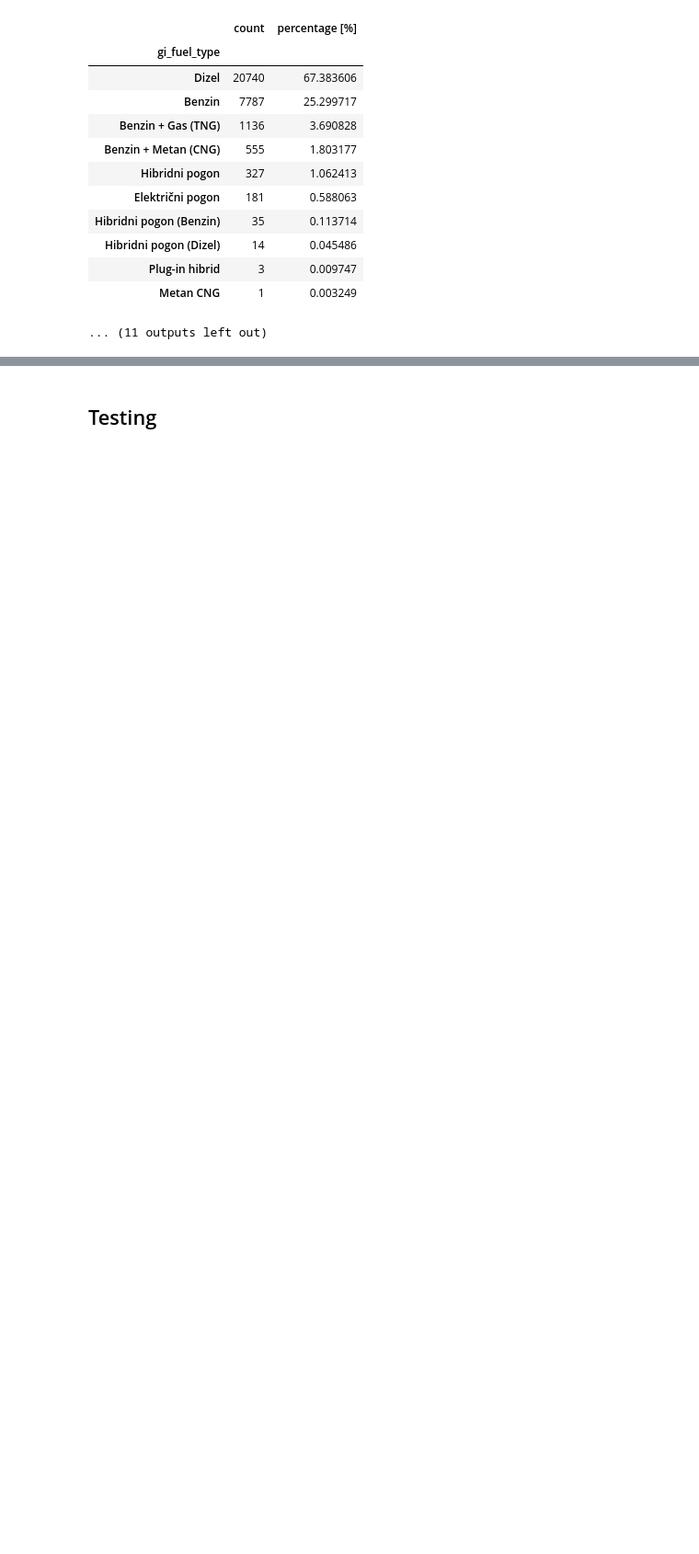
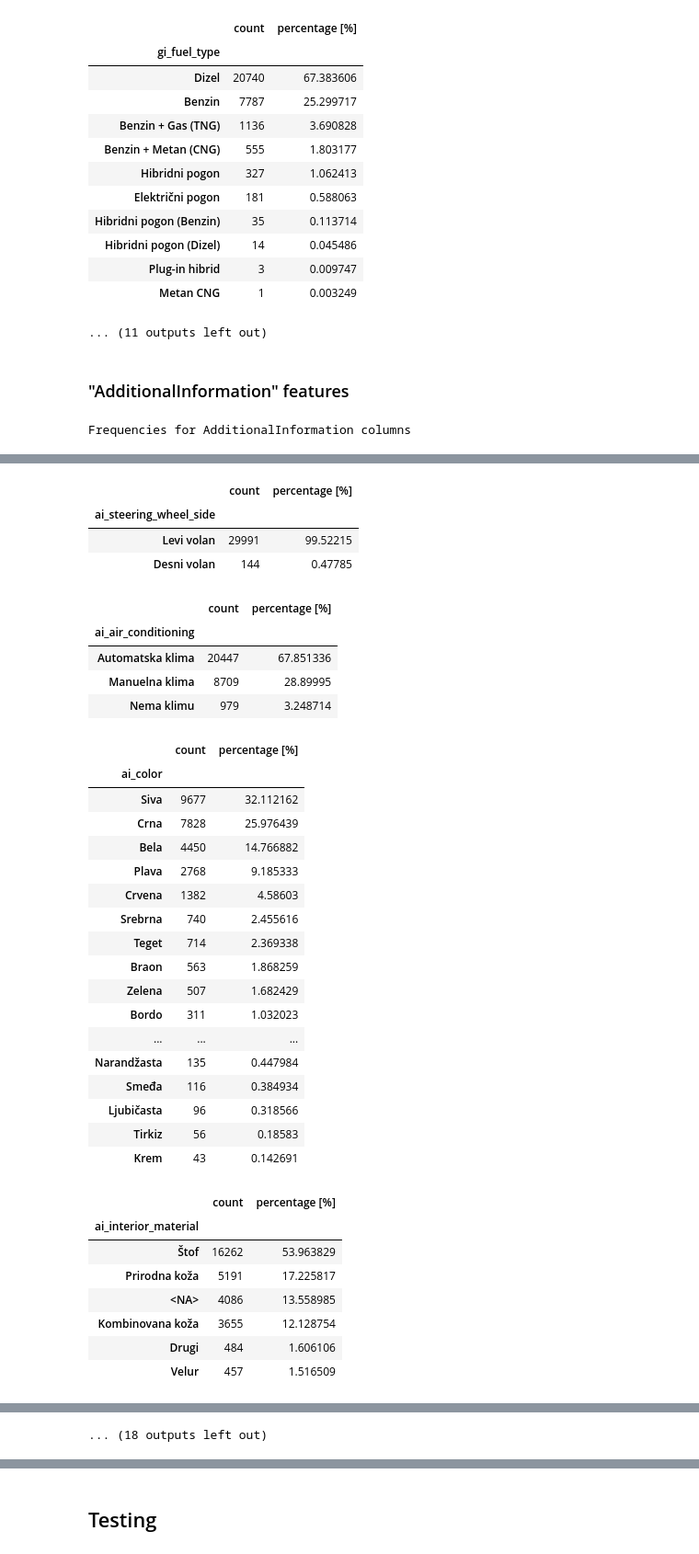
Before and after one commit to aleksa-radojicic/second_hand_car_price_prediction, a Jupyter notebook: notebooks/1_UnivariateAnalysis.ipynb, the cells around one changed output, grey strips where cells are left out. Shown: that part at 92% size. Drawn from its saved outputs; the diff is of its cells as text; code cells hidden in the pictures; blank space fills up the shorter version.

Commit message:
Cleaned all columns using more modular approach

```diff
--- a/notebooks/1_UnivariateAnalysis.ipynb
+++ b/notebooks/1_UnivariateAnalysis.ipynb
@@ -211,11 +211,11 @@ def cf_price_nb(
     print()
 
     df[feature_name] = pd.to_numeric(
-        df[feature_name].str.slice(stop=-1).str.replace(".", ""),
+        df[feature_name].str.slice(stop=-1).str.replace(".", "").str.strip(),
         errors="raise",
         downcast="unsigned",
     )
-    print("Removed '.' from values and transformed to numerical")
+    print("Removed '.' and spaces from values and transformed to numerical")
     print()
 
     print("Cars where price = 1")
@@ -297,14 +297,9 @@ def cf_listing_followers_no_nb(
     display(df[[feature_name]].head())
     print()
 
-    if (df[feature_name] == "").sum() == pd.to_numeric(
-        df[feature_name], downcast="unsigned"
-    ).isna().sum():
-        df[feature_name] = pd.to_numeric(df[feature_name], downcast="unsigned")
-    else:
-        raise ValueError(
-            "There is a listing_followers_no value that is probably incorrectly parsed."
-        )
+    df[feature_name] = pd.to_numeric(
+        df[feature_name], downcast="unsigned", errors="raise"
+    )
     print("Transformed to numerical")
 
     features_info["numerical"].append(feature_name)
@@ -370,12 +365,9 @@ def cf_images_no_nb(
     display(df[[feature_name]].head())
     print()
 
-    na_count = pd.to_numeric(df[feature_name], downcast="unsigned").isna().sum()
-    if na_count > 0:
-        raise ValueError(f"Check why {feature_name} contains {na_count} values!")
-    print("Checked if casting would be is correct")
-
-    df[feature_name] = pd.to_numeric(df[feature_name], downcast="unsigned")
+    df[feature_name] = pd.to_numeric(
+        df[feature_name], downcast="unsigned", errors="raise"
+    )
     print("Transformed to numerical")
 
     features_info["numerical"].append(feature_name)
@@ -751,3 +749,5 @@ Frequencies for GeneralInformation columns
 | Plug-in hibrid | 3 | 0.009747 |
 | Metan CNG | 1 | 0.003249 |
 ... (11 outputs left out)
+# %% [markdown]
+### "AdditionalInformation" features
@@ -753,0 +877,4 @@ Frequencies for GeneralInformation columns
+# %%
+df, features_info = c_additional_informations_nb(df=df, features_info=features_info)
+# %% [output]
+Frequencies for AdditionalInformation columns
@@ -753,0 +925,35 @@ Frequencies for GeneralInformation columns
+|  | count | percentage [%] |
+| ai_steering_wheel_side |  |  |
+| Levi volan | 29991 | 99.52215 |
+| Desni volan | 144 | 0.47785 |
+|  | count | percentage [%] |
+| ai_air_conditioning |  |  |
+| Automatska klima | 20447 | 67.851336 |
+| Manuelna klima | 8709 | 28.89995 |
+| Nema klimu | 979 | 3.248714 |
+|  | count | percentage [%] |
+| ai_color |  |  |
+| Siva | 9677 | 32.112162 |
+| Crna | 7828 | 25.976439 |
+| Bela | 4450 | 14.766882 |
+| Plava | 2768 | 9.185333 |
+| Crvena | 1382 | 4.58603 |
+| Srebrna | 740 | 2.455616 |
+| Teget | 714 | 2.369338 |
+| Braon | 563 | 1.868259 |
+| Zelena | 507 | 1.682429 |
+| Bordo | 311 | 1.032023 |
+| ... | ... | ... |
+| Narandžasta | 135 | 0.447984 |
+| Smeđa | 116 | 0.384934 |
+| Ljubičasta | 96 | 0.318566 |
+| Tirkiz | 56 | 0.18583 |
+| Krem | 43 | 0.142691 |
+|  | count | percentage [%] |
+| ai_interior_material |  |  |
+| Štof | 16262 | 53.963829 |
+| Prirodna koža | 5191 | 17.225817 |
+| <NA> | 4086 | 13.558985 |
+| Kombinovana koža | 3655 | 12.128754 |
+| Drugi | 484 | 1.606106 |
+| Velur | 457 | 1.516509 |
@@ -753,0 +968 @@ Frequencies for GeneralInformation columns
+... (18 outputs left out)
```
Also changed, not shown: parts of 19 cells of this notebook, 3 other files.
